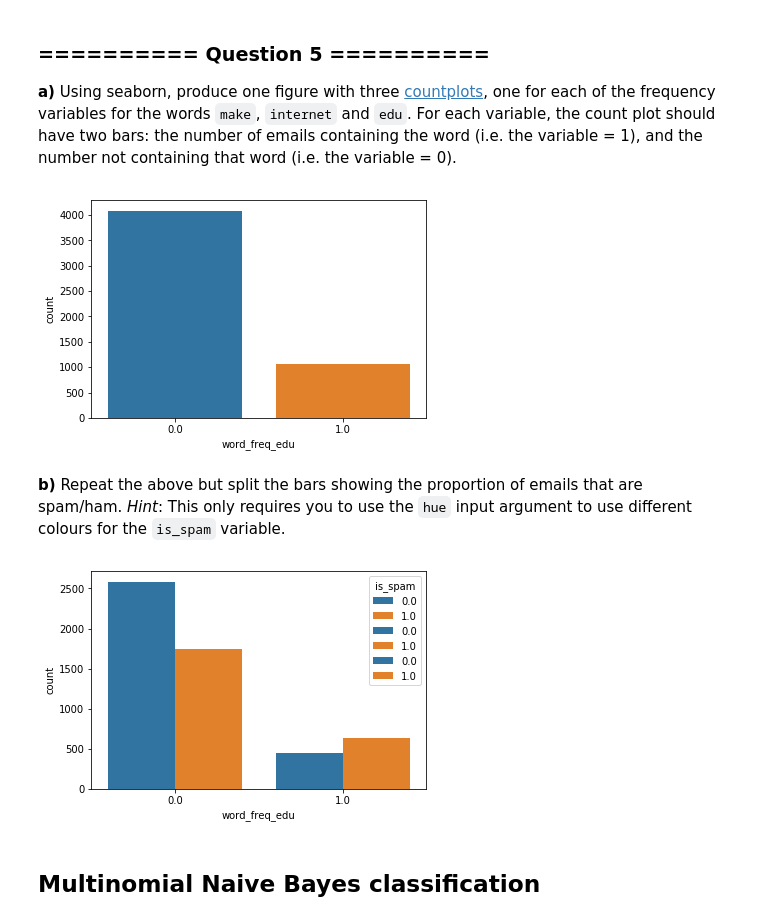
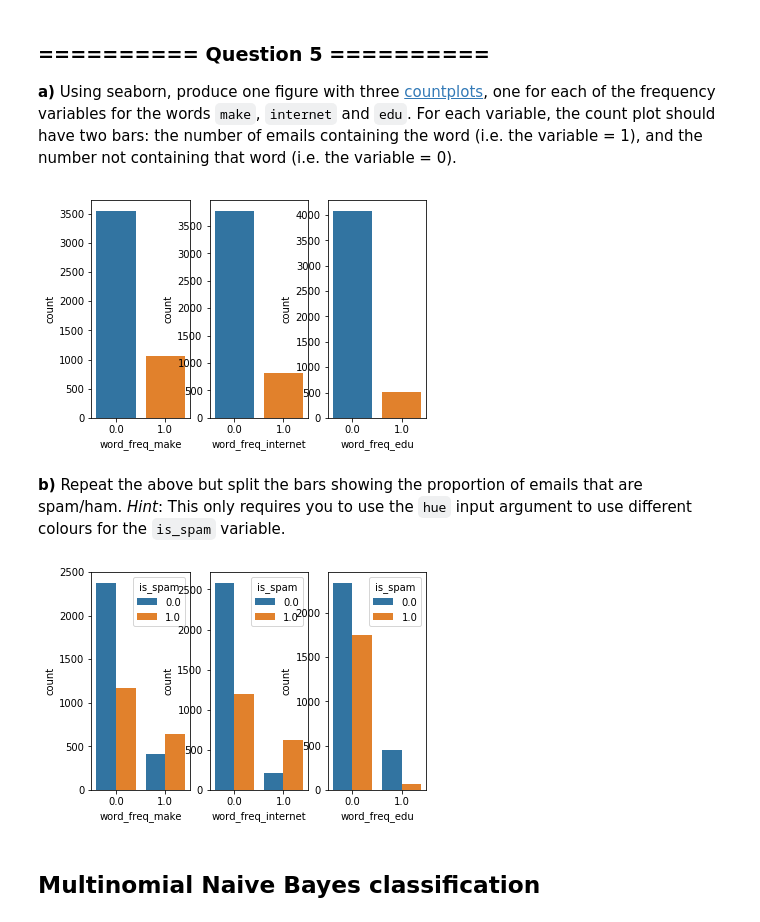
Before and after one commit to berlindaniel/iaml-labs, a Jupyter notebook: Labs/01 - Analysis and Visualisation.ipynb, the cells around one changed output. Cells and saved outputs as stored; diff of their text form; code cells hidden in the pictures.

```diff
--- a/Labs/01 - Analysis and Visualisation.ipynb
+++ b/Labs/01 - Analysis and Visualisation.ipynb
@@ -217,21 +217,24 @@ Now we want to get a feeling for how the presence or absence of some specific wo
 **a)** Using seaborn, produce one figure with three [countplots](https://seaborn.github.io/generated/seaborn.countplot.html?highlight=countplot#seaborn.countplot), one for each of the frequency variables for the words `make`, `internet` and `edu`. For each variable, the count plot should have two bars: the number of emails containing the word (i.e. the variable = 1), and the number not containing that word (i.e. the variable = 0).
 # %%
 # Your Code goes here:
-s1 = sns.countplot(x="word_freq_make", data=spambase_binary)
-s2 = sns.countplot(x="word_freq_internet", data=spambase_binary)
-s3 = sns.countplot(x="word_freq_edu", data=spambase_binary)
+fig, ax = plt.subplots(1,3)
+sns.countplot(spambase_binary['word_freq_make'], ax=ax[0])
+sns.countplot(spambase_binary['word_freq_internet'], ax=ax[1])
+sns.countplot(spambase_binary['word_freq_edu'], ax=ax[2])
+fig.show()
 # %% [output]
-[figure, old version]
+[figure, new version]
 # %% [markdown]
 **b)** Repeat the above but split the bars showing the proportion of emails that are spam/ham. *Hint*: This only requires you to use the `hue` input argument to use different colours for the `is_spam` variable.
 # %%
 # Your Code goes here:
-# how to plot multiple countplots in same figure?
-ax1 = sns.countplot(x="word_freq_make", data=spambase_binary, hue="is_spam")
-ax2 = sns.countplot(x="word_freq_internet", data=spambase_binary, hue="is_spam")
-ax3 = sns.countplot(x="word_freq_edu", data=spambase_binary, hue="is_spam")
+fig, ax = plt.subplots(1,3)
+sns.countplot(x="word_freq_make", hue="is_spam", data=spambase_binary, ax=ax[0])
+sns.countplot(x="word_freq_internet", hue="is_spam", data=spambase_binary, ax=ax[1])
+sns.countplot(x="word_freq_edu", hue="is_spam", data=spambase_binary, ax=ax[2])
+fig.show()
 # %% [output]
-[figure, old version]
+[figure, new version]
 # %% [markdown]
 ## Multinomial Naive Bayes classification
 # %% [markdown]
```
Also changed, not shown: parts of 13 cells of this notebook, 1 other file.
